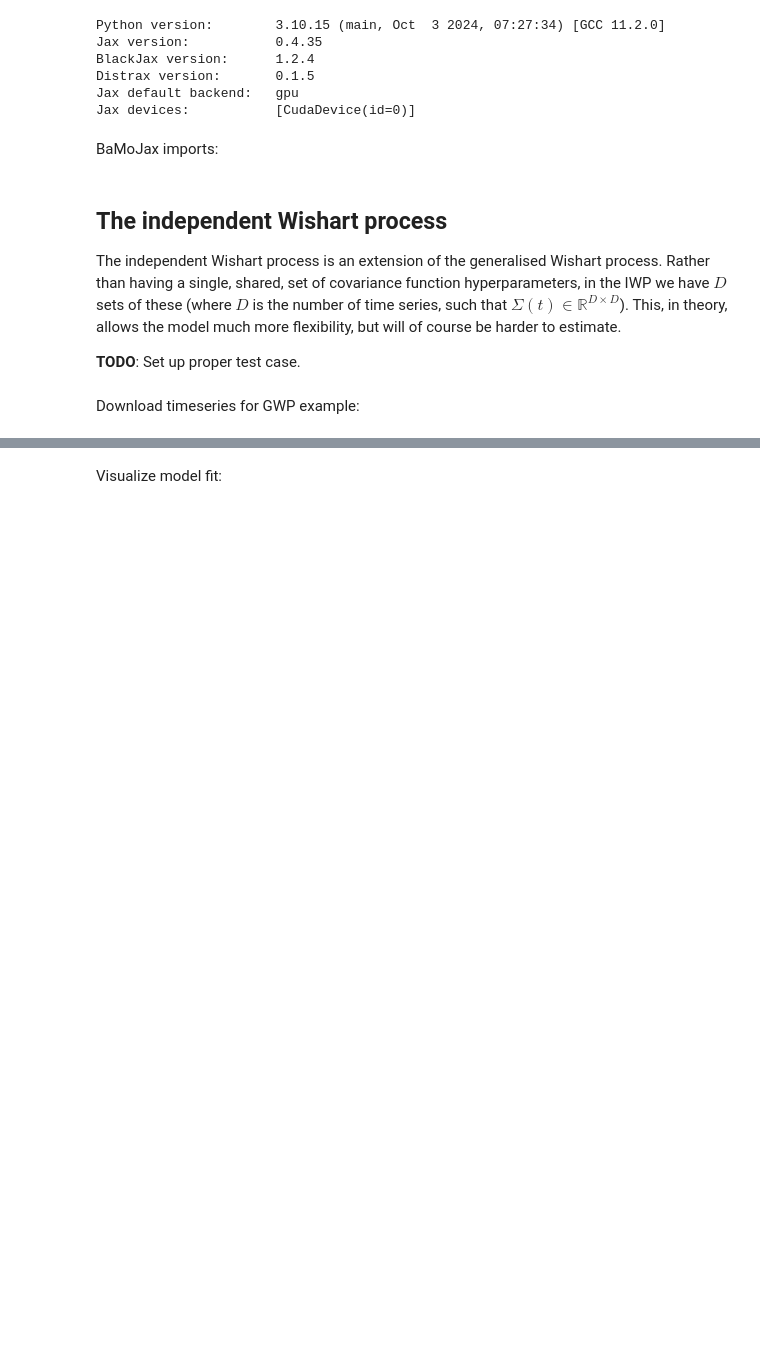
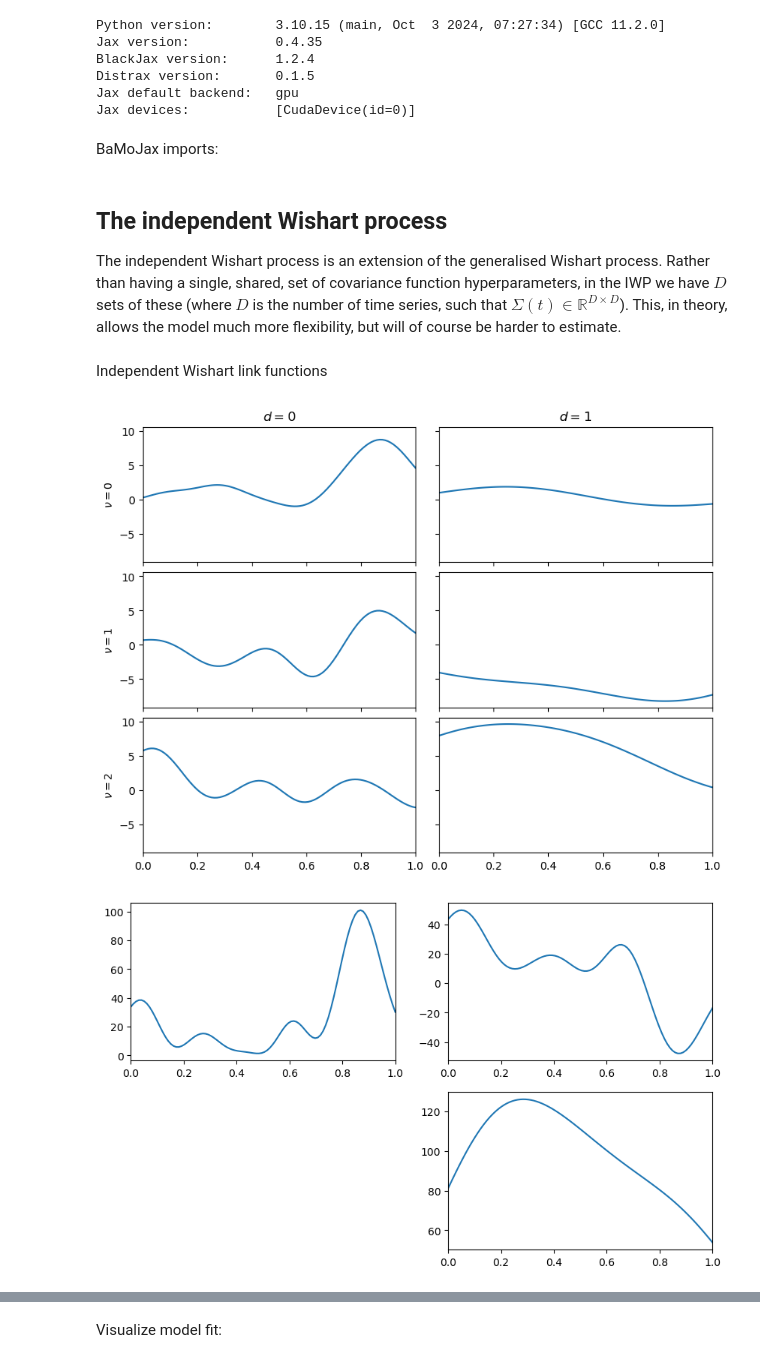
Before and after one commit to UncertaintyInComplexSystems/bamojax, a Jupyter notebook: bamojax/examples/bnp/independent_wishart_process_regression.ipynb, the cells around one changed output, grey strips where cells are left out. Saved outputs shown, nothing was run; the diff lists cells and outputs as text; code cells hidden in the pictures; blank space fills up the shorter version.

```diff
--- a/bamojax/examples/bnp/independent_wishart_process_regression.ipynb
+++ b/bamojax/examples/bnp/independent_wishart_process_regression.ipynb
@@ -60,6 +60,6 @@ BaMoJax imports:
 ## The independent Wishart process
 
 The independent Wishart process is an extension of the generalised Wishart process. Rather than having a single, shared, set of covariance function hyperparameters, in the IWP we have $D$ sets of these (where $D$ is the number of time series, such that $\Sigma(t) \in \mathbb{R}^{D\times D}$). This, in theory, allows the model much more flexibility, but will of course be harder to estimate.
-
-**TODO**: Set up proper test case.
+# %% [markdown]
+Independent Wishart link functions
 # %%
@@ -124,5 +137,60 @@ def independent_wishart_link_fn(F: Array, shape: tuple, L: Array = None, L_vec:
     return dict(loc=jnp.zeros((d, )), covariance_matrix=LFFL)
 
 #
-# %% [markdown]
-Download timeseries for GWP example:
+# %%
+key = jrnd.PRNGKey(42)
+
+n = 100
+cov_fn = RBF()
+lengthscales = jnp.array([0.1, 0.3])
+d = lengthscales.shape[0]
+nu = d + 1
+x = jnp.linspace(0, 1, num=n)
+
+F = jnp.zeros((d, nu, n))
+for i in range(d):
+    subkey = jrnd.fold_in(key, i)
+    params = dict(lengthscale=lengthscales[i], variance=1.0)
+    K = cov_fn(params, x, x)
+    z = jrnd.normal(subkey, shape=(n, nu))
+    f = jnp.tensordot(K, z, axes=(1, 0)).T
+    F = F.at[i, :, :].set(f)
+
+_, axes = plt.subplots(nrows=nu, ncols=d, sharex=True, sharey=True, constrained_layout=True, figsize=(8, 6))
+for i in range(d):
+    for j in range(nu):
+        axes[j, i].plot(x, F[i, j, :])
+    axes[0, i].set_title(fr'$d={i}$')
+
+for ax in axes.flatten():
+    ax.set_xlim([0.0, 1.0])
+for j, ax in enumerate(axes[:, 0]):
+    ax.set_ylabel(fr'$\nu={j}$')
+
+L = jnp.eye(d)
+
+LFFL = get_LFFL(jnp.transpose(F, axes=[2, 1, 0]), L)
+
+_, axes = plt.subplots(nrows=d, ncols=d, figsize=(10, 6))
+for i in range(d):
+    for j in range(d):
+        if i <= j:
+            axes[i,j].plot(x, LFFL[:, i, j])
+        else:
+            axes[i,j].axis('off')
+for ax in axes.flatten():
+    ax.set_xlim([0.0, 1.0])
+
+
+Y = jnp.zeros((n, d))
+for t in range(n):
+    key, subkey = jrnd.split(key)
+    Y = Y.at[t,:].set(jrnd.multivariate_normal(subkey, mean=jnp.zeros((d, )), cov=LFFL[t, :, :]))
+
+plt.figure()
+plt.plot(x, Y)
+plt.xlabel(r'$x$')
+plt.title('Data');
+# %% [output]
+[figure, added]
+[figure, added]
```
Also changed, not shown: parts of 28 cells of this notebook, 6 other files.
